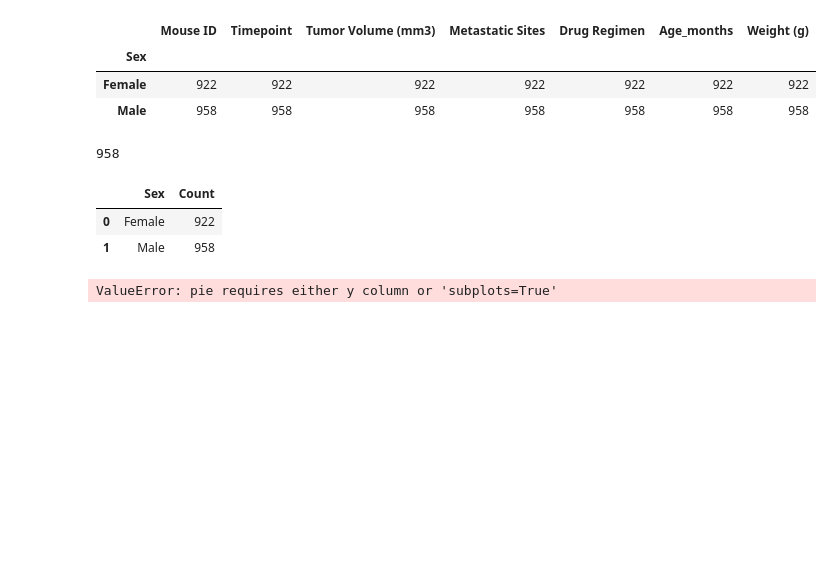
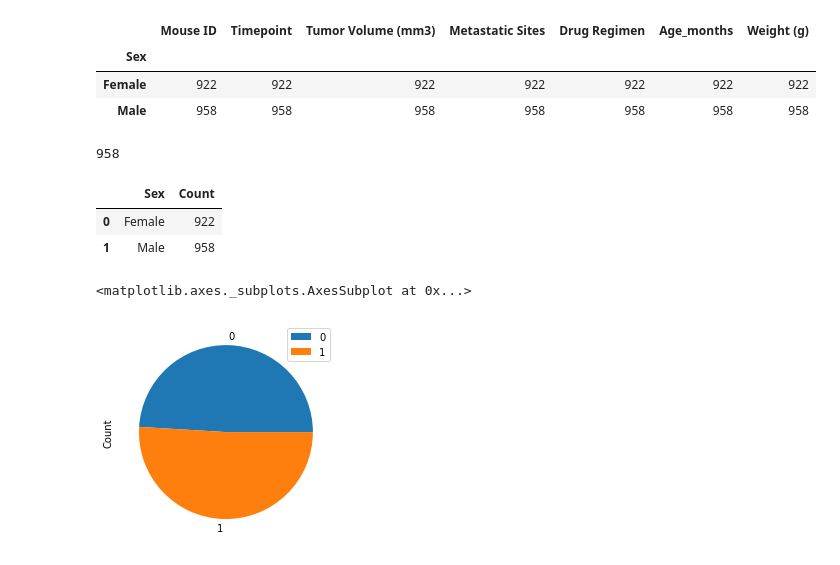
Before and after one commit to mel-c-lowe/MatPlotLib_Homework_05, a Jupyter notebook: Pymaceuticals.ipynb, the cells around one changed output. Cells and saved outputs as stored; diff of their text form; code cells hidden in the pictures; blank space fills up the shorter version.

```diff
--- a/Pymaceuticals.ipynb
+++ b/Pymaceuticals.ipynb
@@ -213,9 +228,10 @@ gender_df
 | 0 | Female | 922 |
 | 1 | Male | 958 |
 # %%
-# Make a pie chart
+# Make a pie chart with df.plot
 
-count_by_sex =gender_df.plot.pie()
+count_by_sex =gender_df.plot.pie(y="Count")
 count_by_sex
 # %% [output]
-ValueError: pie requires either y column or 'subplots=True'
+<matplotlib.axes._subplots.AxesSubplot at 0x...>
+[figure, added]
```
Also changed, not shown: parts of 5 cells of this notebook.
